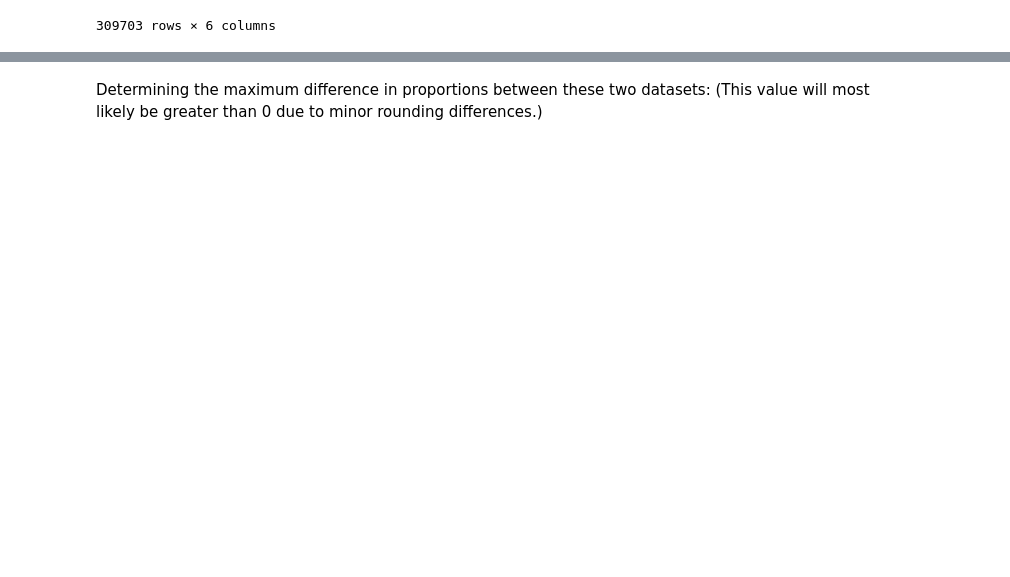
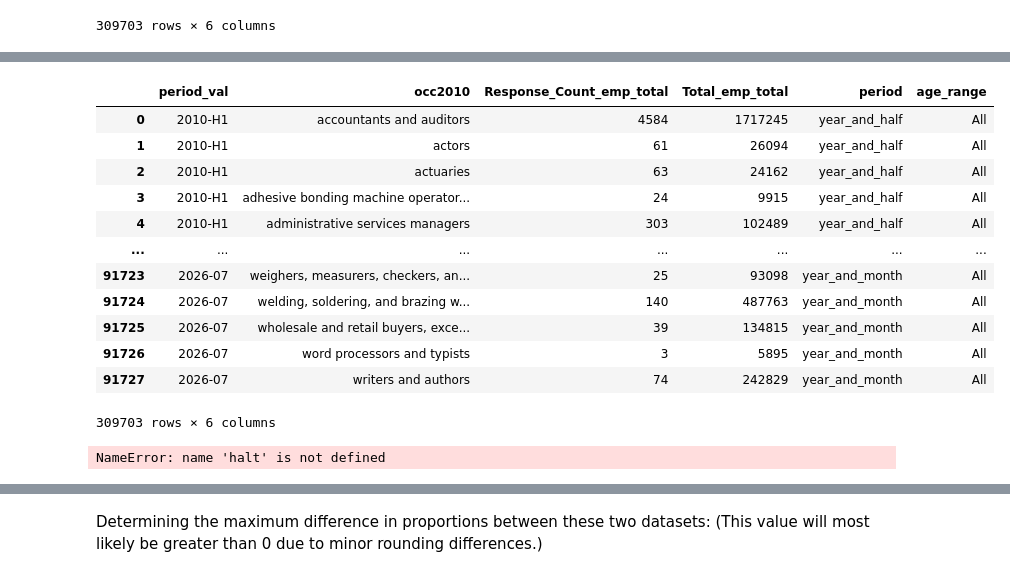
Before and after one commit to kburchfiel/employment_trends, a Jupyter notebook: employment_trends.ipynb, the cells around one changed output, grey strips where cells are left out. Drawn from its saved outputs; the diff is of its cells as text; code cells hidden in the pictures; blank space fills up the shorter version.

```diff
--- a/employment_trends.ipynb
+++ b/employment_trends.ipynb
@@ -1109,0 +1093,22 @@ df_pd_emp_totals
+# %%
+df_pd_emp_totals_for_site = df_pd_emp_totals.copy()
+df_pd_emp_totals_for_site.rename(
+columns = {c:c.replace('_pd','') for c in
+df_pd_emp_totals_for_site.columns}, inplace = True)
+df_pd_emp_totals_for_site['Total_emp_total'] = df_pd_emp_totals_for_site[
+'Total_emp_total'].round(0).astype('int')
+df_pd_emp_totals_for_site
+# %% [output]
+|  | period_val | occ2010 | Response_Count_emp_total | Total_emp_total | period | age_range |
+| 0 | 2010-H1 | accountants and auditors | 4584 | 1717245 | year_and_half | All |
+| 1 | 2010-H1 | actors | 61 | 26094 | year_and_half | All |
+| 2 | 2010-H1 | actuaries | 63 | 24162 | year_and_half | All |
+| 3 | 2010-H1 | adhesive bonding machine operator... | 24 | 9915 | year_and_half | All |
+| 4 | 2010-H1 | administrative services managers | 303 | 102489 | year_and_half | All |
+| ... | ... | ... | ... | ... | ... | ... |
+| 91723 | 2026-07 | weighers, measurers, checkers, an... | 25 | 93098 | year_and_month | All |
+| 91724 | 2026-07 | welding, soldering, and brazing w... | 140 | 487763 | year_and_month | All |
+| 91725 | 2026-07 | wholesale and retail buyers, exce... | 39 | 134815 | year_and_month | All |
+| 91726 | 2026-07 | word processors and typists | 3 | 5895 | year_and_month | All |
+| 91727 | 2026-07 | writers and authors | 74 | 242829 | year_and_month | All |
+309703 rows × 6 columns
@@ -1110,3 +1118,7 @@ df_pd_emp_totals
+# %%
+halt
+# %% [output]
+NameError: name 'halt' is not defined
 # %%
 df_syv_pd_emp_comparison = df_full_emp_totals.merge(
 df_pd_emp_totals, on = ['period', 'period_val', 'occ2010', 'age_range'],
```
Also changed, not shown: parts of 23 cells of this notebook, 6 other files.
